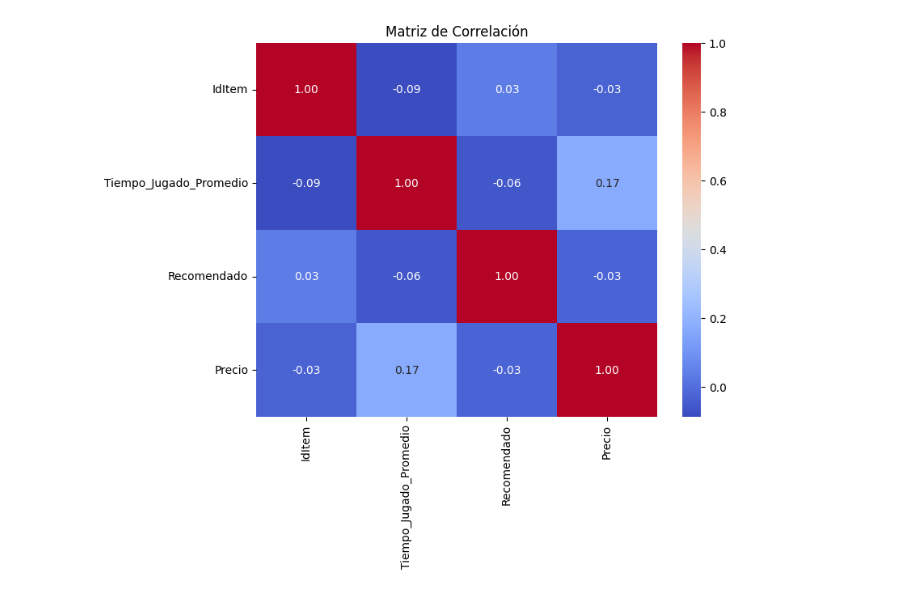
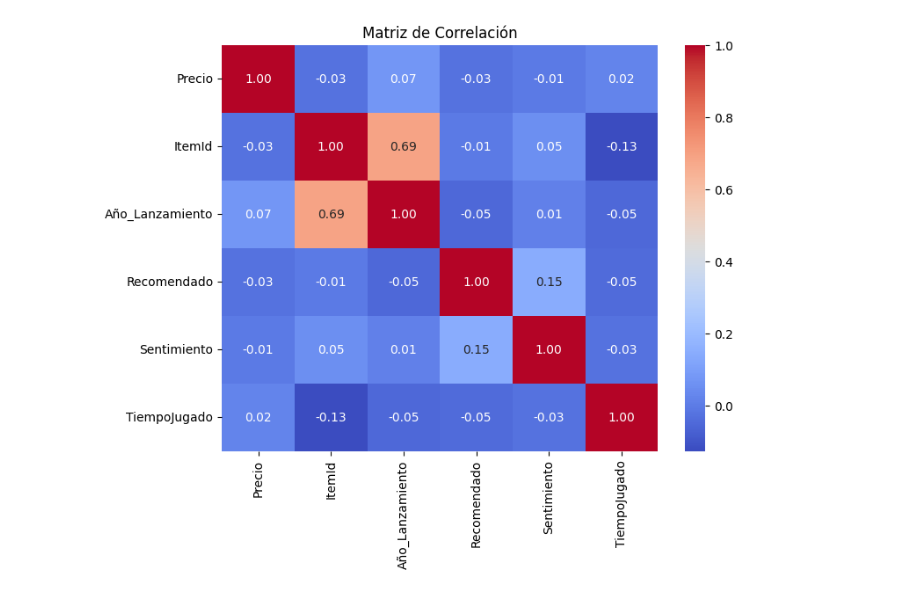
Before and after one commit to AngelMariscal01/P1, a Jupyter notebook: ETL-EDA/EDA.ipynb, the cells around one changed output. Saved outputs shown, nothing was run; the diff lists cells and outputs as text; code cells hidden in the pictures.

```diff
--- a/ETL-EDA/EDA.ipynb
+++ b/ETL-EDA/EDA.ipynb
@@ -8,3 +11,5 @@ dfEs = pd.read_csv('ETL_ESPECIFICACIONES.csv')
+# %%
+df = pd.read_parquet('../data/ETL.parquet')
 # %%
 df.columns.values
 # %% [output]
@@ -77,9 +108,9 @@ plt.show()
 # %%
-dfCorrelacion = df.iloc[:,:4]
+dfCorrelacion = df[['Precio', 'ItemId', 'Año_Lanzamiento', 'Recomendado', 'Sentimiento', 'TiempoJugado']]
 correlacion = dfCorrelacion.corr()
 plt.figure(figsize=(8, 6))
 sns.heatmap(correlacion, annot=True, cmap='coolwarm', fmt=".2f")
 plt.title('Matriz de Correlación')
 plt.show()
 # %% [output]
-[figure, old version]
+[figure, new version]
```
Also changed, not shown: parts of 22 cells of this notebook, 7 other files.
